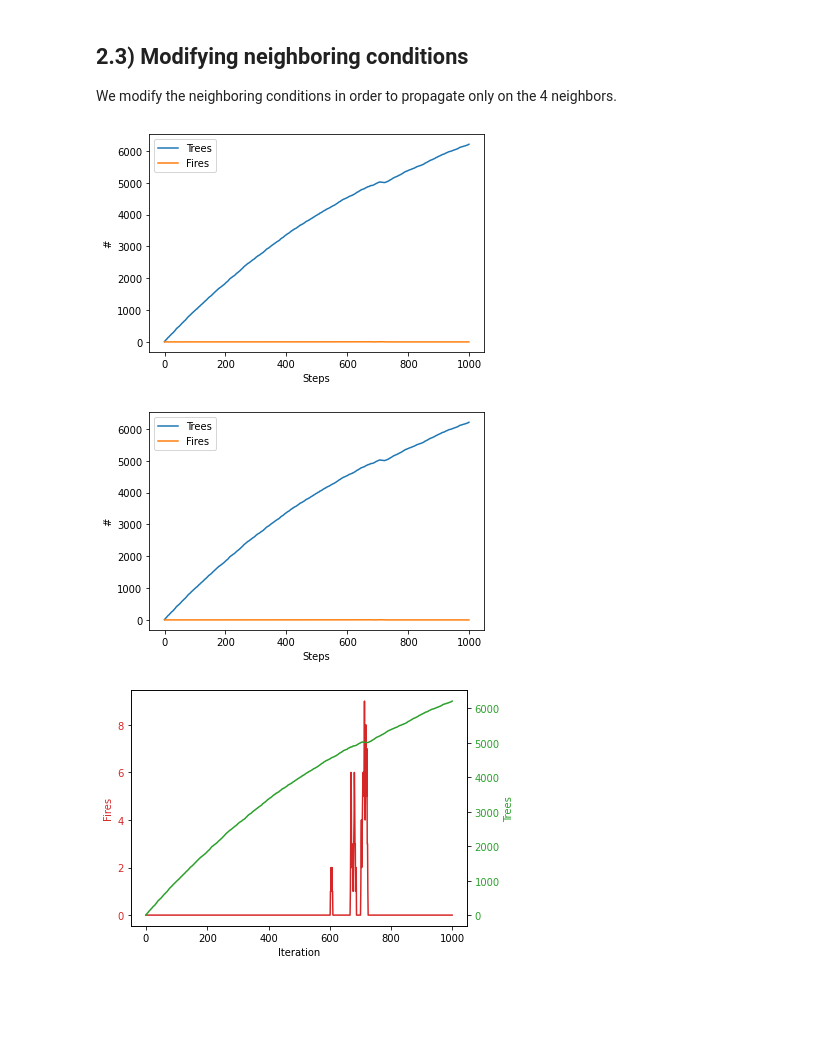
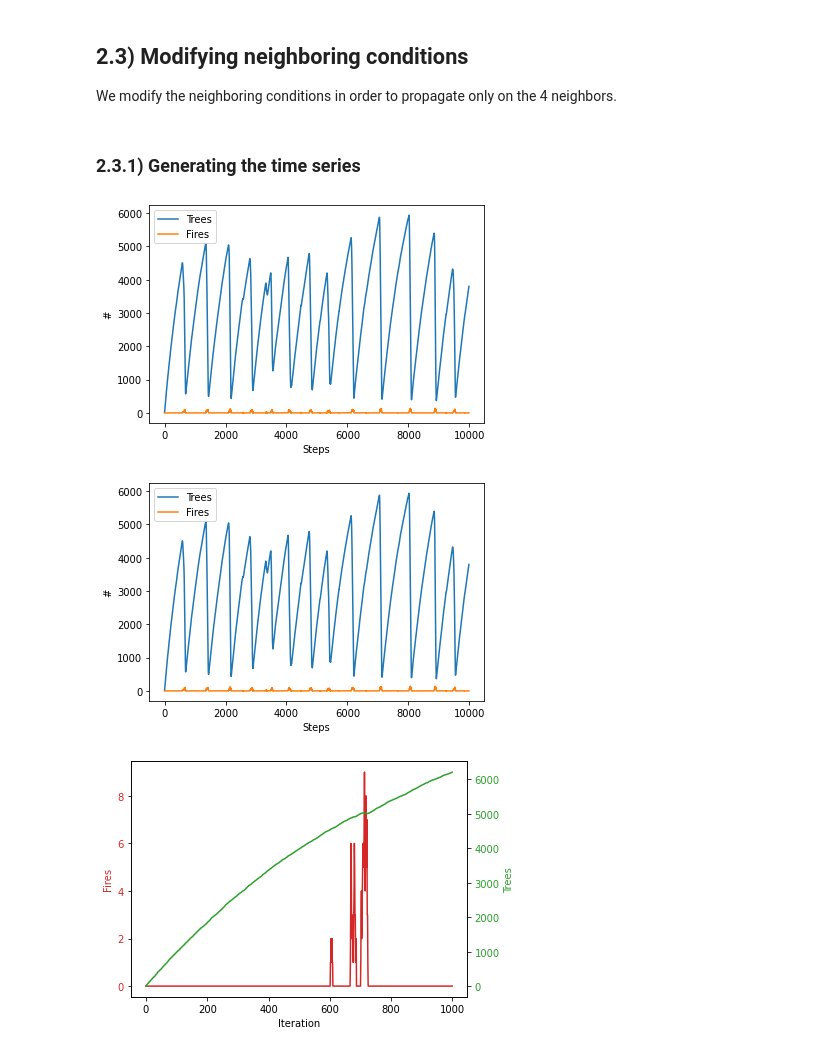
Before and after one commit to nahumsa/Cellular-Automata, a Jupyter notebook: Forest Fires.ipynb, the cells around one changed output. Saved outputs shown, nothing was run; the diff lists cells and outputs as text; code cells hidden in the pictures; blank space fills up the shorter version.

```diff
--- a/Forest Fires.ipynb
+++ b/Forest Fires.ipynb
@@ -185,0 +269,10 @@ plt.show()
+# %%
+# Parameters
+N = 100
+p_g = 1e-4
+p_l = 1e-6
+n_iter = int(1e4)
+progress = True
+plotter = PeriodicPlotter(sec=5, xlabel='Steps', ylabel='#')
+
+series_trees, series_fires = forest_fires(N, p_g, p_l, n_iter,plotter= plotter)
@@ -251,7 +398,7 @@ def forest_fires(N, p_g, p_l, n_iter, plotter=None, progress=False):
 N = 100
 p_g = 1e-3
 p_l = 1e-6
-n_iter = int(1e3)
+n_iter = int(1e4)
 progress = True
 plotter = PeriodicPlotter(sec=5, xlabel='Steps', ylabel='#')
 
@@ -343,19 +518,21 @@ def forest_fires(N, p_g, p_l, n_iter, plotter=None, progress=False):
 
     #print(f'Iteration: {iterate} | Trees: {trees} | burned {burn}')
   return n_trees, n_fires
+# %% [markdown]
+### 2.3.1) Generating the time series
 # %%
 # Parameters
 N = 100
 p_g = 1e-3
 p_l = 1e-6
-n_iter = int(1e3)
+n_iter = int(1e4)
 progress = True
 plotter = PeriodicPlotter(sec=5, xlabel='Steps', ylabel='#')
 
 series_trees, series_fires = forest_fires(N, p_g, p_l, n_iter,plotter= plotter)
 # %% [output]
-[figure, old version]
+[figure, new version]
-[figure, old version]
+[figure, new version]
 # %%
 fig, ax1 = plt.subplots()
 
```
Also changed, not shown: parts of 43 cells of this notebook.
